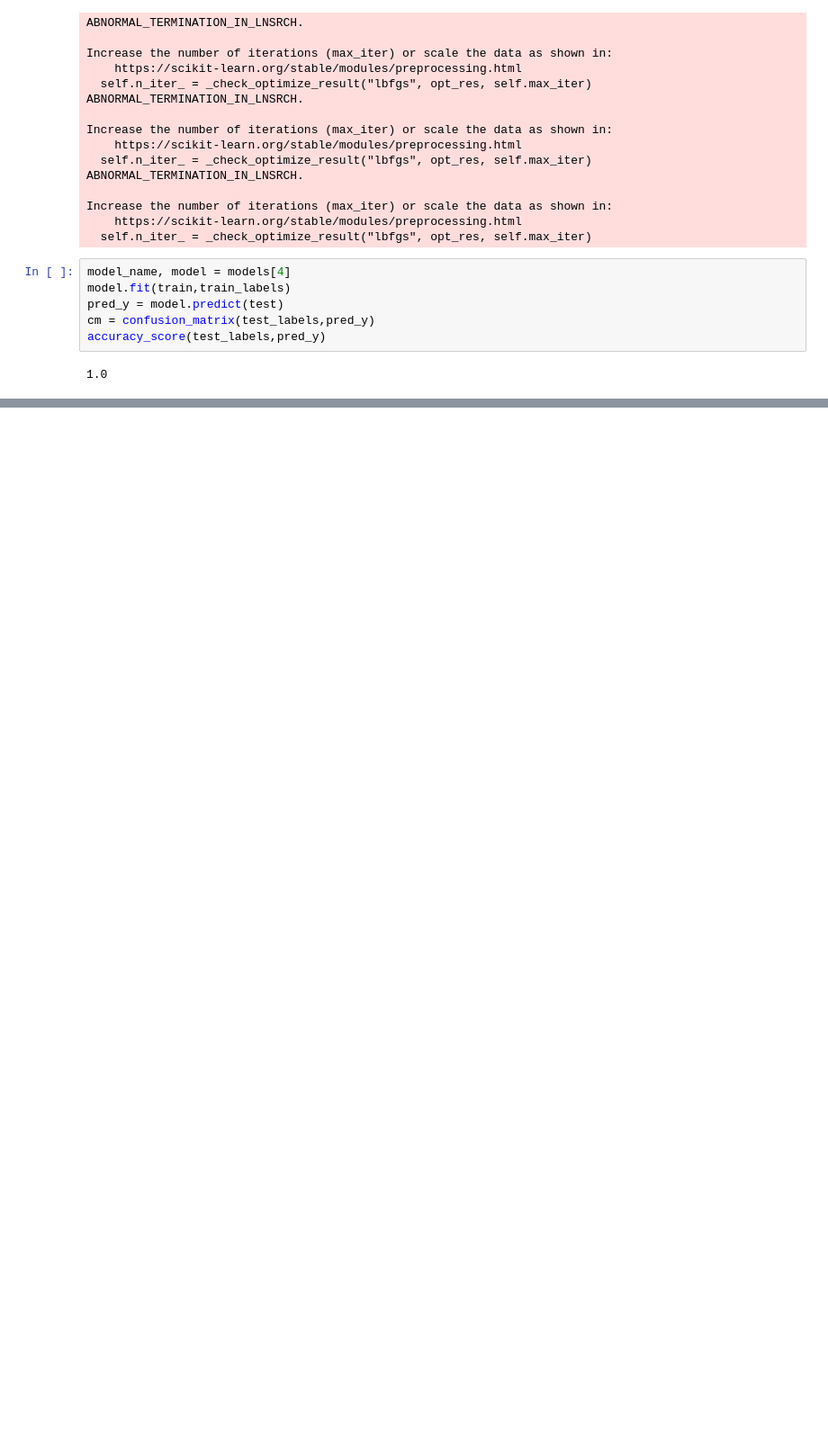
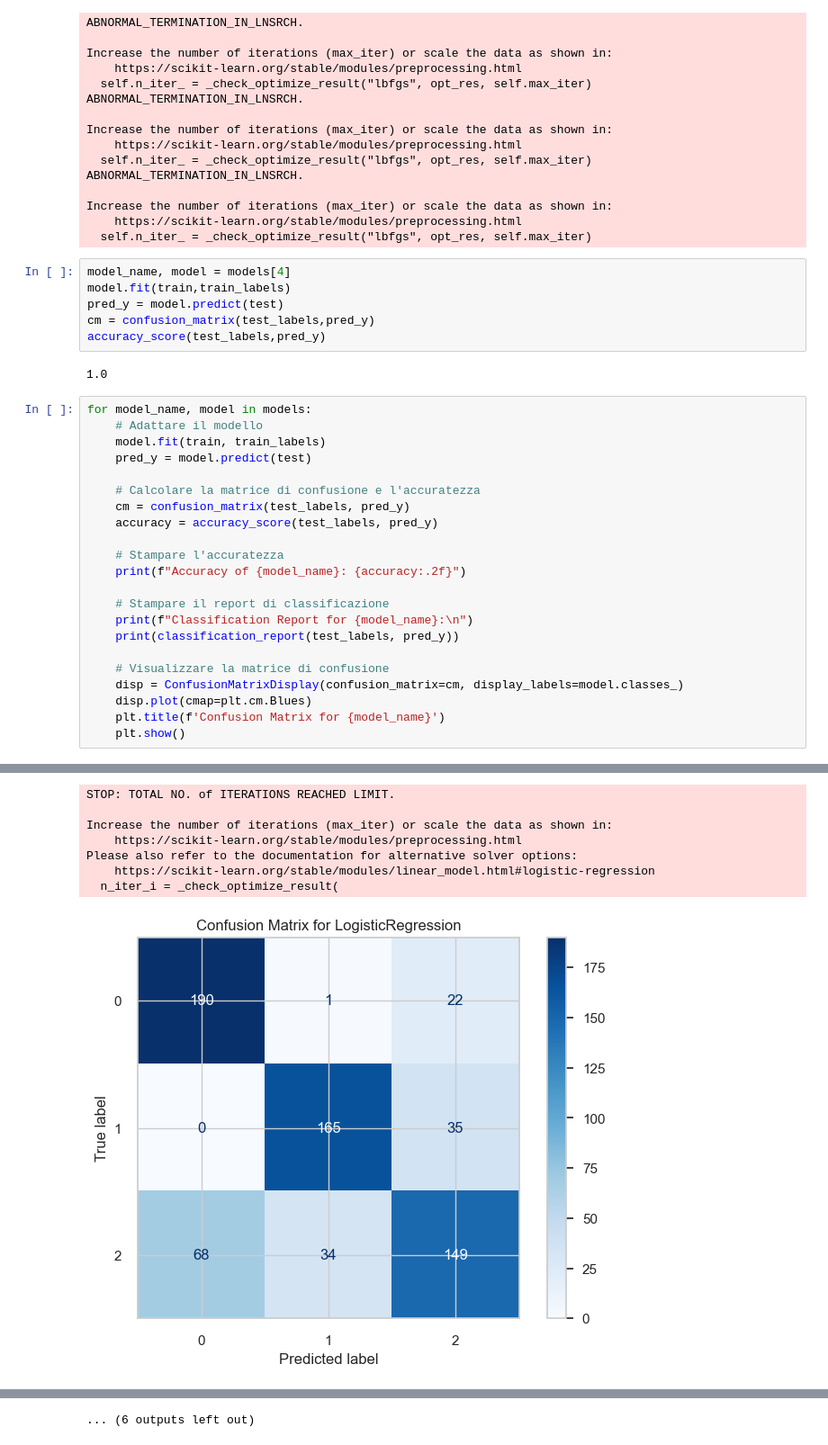
Before and after one commit to nicolaronchini/Clustering, a Jupyter notebook: clustering.ipynb, the cells around one changed output, grey strips where cells are left out. Shown at 90% size. Drawn from its saved outputs; the diff is of its cells as text; blank space fills up the shorter version.

Commit message:
eliminato un grafico sbagliato e aggiunto l'accuracy report

```diff
--- a/clustering.ipynb
+++ b/clustering.ipynb
@@ -1079,3 +1051,26 @@ cm = confusion_matrix(test_labels,pred_y)
 accuracy_score(test_labels,pred_y)
 # %% [output]
 1.0
+# %%
+for model_name, model in models:
+    # Adattare il modello
+    model.fit(train, train_labels)
+    pred_y = model.predict(test)
+
+    # Calcolare la matrice di confusione e l'accuratezza
+    cm = confusion_matrix(test_labels, pred_y)
+    accuracy = accuracy_score(test_labels, pred_y)
+
+    # Stampare l'accuratezza
+    print(f"Accuracy of {model_name}: {accuracy:.2f}")
+
+    # Stampare il report di classificazione
+    print(f"Classification Report for {model_name}:\n")
+    print(classification_report(test_labels, pred_y))
+
+    # Visualizzare la matrice di confusione
+    disp = ConfusionMatrixDisplay(confusion_matrix=cm, display_labels=model.classes_)
+    disp.plot(cmap=plt.cm.Blues)
+    plt.title(f'Confusion Matrix for {model_name}')
+    plt.show()
+# %% [output]
@@ -1081,0 +1089,8 @@ accuracy_score(test_labels,pred_y)
+STOP: TOTAL NO. of ITERATIONS REACHED LIMIT.
+
+Increase the number of iterations (max_iter) or scale the data as shown in:
+    https://scikit-learn.org/stable/modules/preprocessing.html
+Please also refer to the documentation for alternative solver options:
+    https://scikit-learn.org/stable/modules/linear_model.html#logistic-regression
+  n_iter_i = _check_optimize_result(
+[figure, added]
@@ -1081,0 +1161 @@ accuracy_score(test_labels,pred_y)
+... (6 outputs left out)
```
Also changed, not shown: parts of 11 cells of this notebook.
